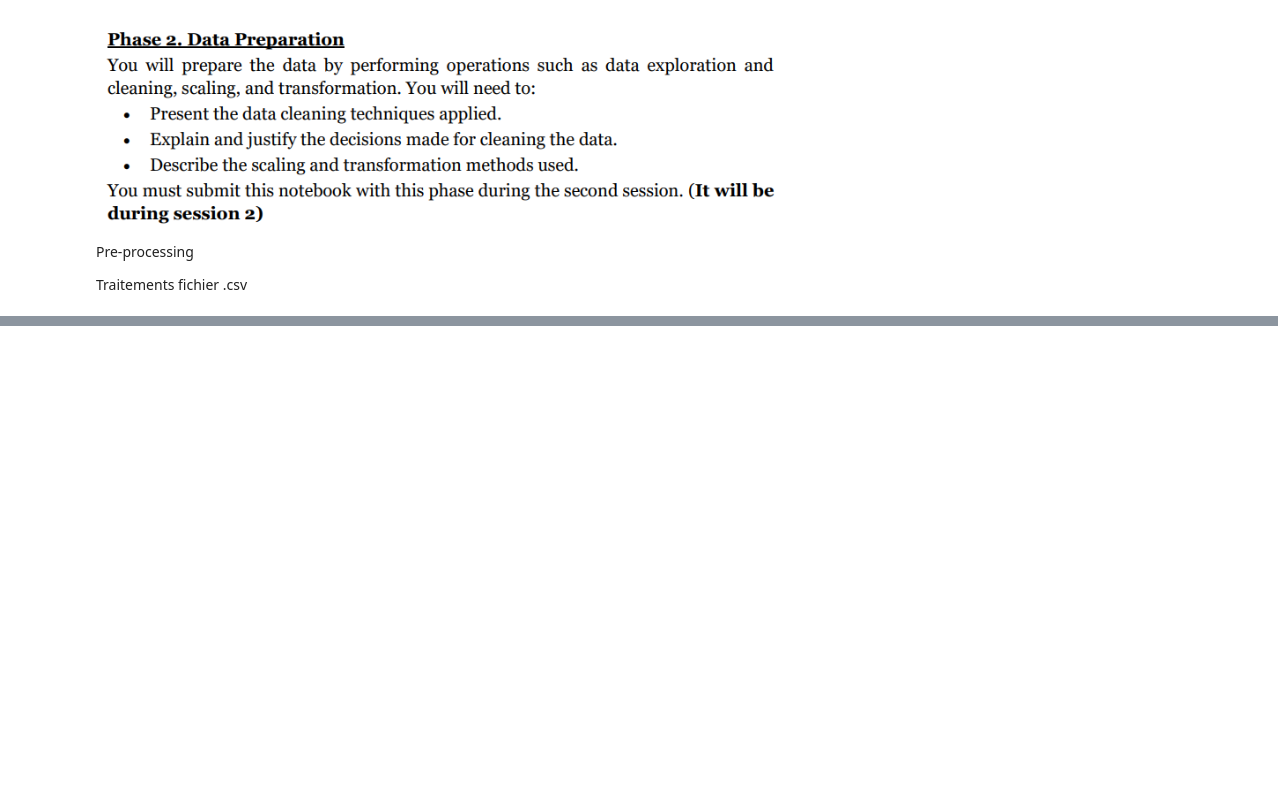
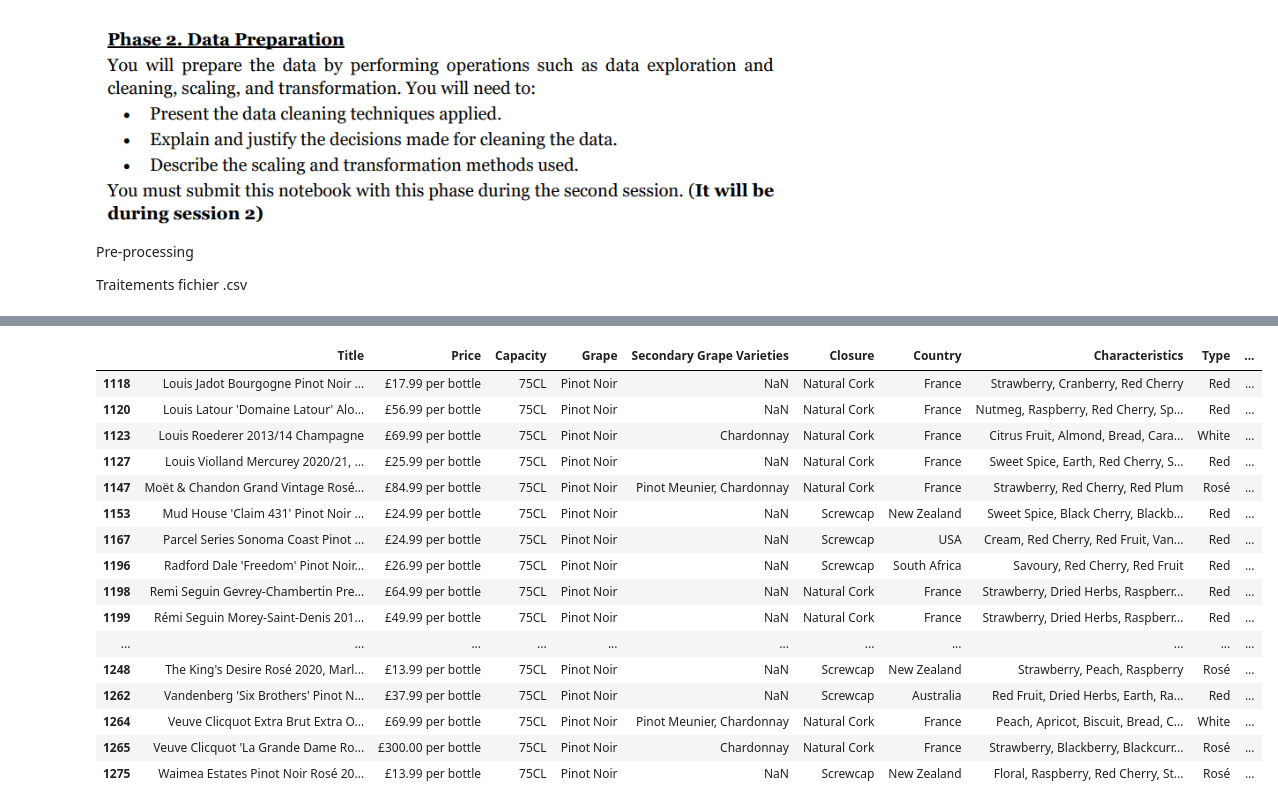
Before and after one commit to pierreLouisClv/Spochify, a Jupyter notebook: Spochify.ipynb, the cells around one changed output, grey strips where cells are left out. Saved outputs shown, nothing was run; the diff lists cells and outputs as text; code cells hidden in the pictures; blank space fills up the shorter version.

```diff
--- a/Spochify.ipynb
+++ b/Spochify.ipynb
@@ -91,0 +53,4 @@ dtype: int64
+# %%
+#remove non per bottle rows
+wine_df = wine_df[~wine_df['Price'].str.contains(r'per case|each', case=False, na=False, regex=True)].reset_index(drop=True)
+wine_df.head()
@@ -91,0 +76,8 @@ dtype: int64
+# %%
+wine_df['Price_clean'] = (
+    wine_df['Price']
+    .str.replace('£', '', regex=False)
+    .str.replace(' per bottle', '', regex=False)
+    .astype(float)
+)
+wine_df.head()
@@ -91,0 +105,5 @@ dtype: int64
+# %%
+wine_df['abv_value'] = wine_df['ABV'].str.extract(r'(\d+\.\d+)').astype(float)
+
+wine_df = wine_df.drop(columns=["Description", "Unit", "Per bottle / case / each", "Appellation"])
+wine_df.head()
@@ -92,2 +117,3 @@ dtype: int64
 # %%
-data.dropna(axis=0, subset=['name'], inplace=True)
+
+wine_df.dropna(axis=0, subset=['Country', 'Grape', 'Price_clean', 'abv_value'], inplace=True)
@@ -97,0 +239,20 @@ len(data)
+# %%
+wine_df[wine_df["Grape"] == 'Pinot Noir'].tail(20)
+# %% [output]
+|  | Title | Price | Capacity | Grape | Secondary Grape Varieties | Closure | Country | Characteristics | Type | ... |
+| 1118 | Louis Jadot Bourgogne Pinot Noir ... | £17.99 per bottle | 75CL | Pinot Noir | NaN | Natural Cork | France | Strawberry, Cranberry, Red Cherry | Red | ... |
+| 1120 | Louis Latour 'Domaine Latour' Alo... | £56.99 per bottle | 75CL | Pinot Noir | NaN | Natural Cork | France | Nutmeg, Raspberry, Red Cherry, Sp... | Red | ... |
+| 1123 | Louis Roederer 2013/14 Champagne | £69.99 per bottle | 75CL | Pinot Noir | Chardonnay | Natural Cork | France | Citrus Fruit, Almond, Bread, Cara... | White | ... |
+| 1127 | Louis Violland Mercurey 2020/21, ... | £25.99 per bottle | 75CL | Pinot Noir | NaN | Natural Cork | France | Sweet Spice, Earth, Red Cherry, S... | Red | ... |
+| 1147 | Moët & Chandon Grand Vintage Rosé... | £84.99 per bottle | 75CL | Pinot Noir | Pinot Meunier, Chardonnay | Natural Cork | France | Strawberry, Red Cherry, Red Plum | Rosé | ... |
+| 1153 | Mud House 'Claim 431' Pinot Noir ... | £24.99 per bottle | 75CL | Pinot Noir | NaN | Screwcap | New Zealand | Sweet Spice, Black Cherry, Blackb... | Red | ... |
+| 1167 | Parcel Series Sonoma Coast Pinot ... | £24.99 per bottle | 75CL | Pinot Noir | NaN | Screwcap | USA | Cream, Red Cherry, Red Fruit, Van... | Red | ... |
+| 1196 | Radford Dale 'Freedom' Pinot Noir... | £26.99 per bottle | 75CL | Pinot Noir | NaN | Screwcap | South Africa | Savoury, Red Cherry, Red Fruit | Red | ... |
+| 1198 | Remi Seguin Gevrey-Chambertin Pre... | £64.99 per bottle | 75CL | Pinot Noir | NaN | Natural Cork | France | Strawberry, Dried Herbs, Raspberr... | Red | ... |
+| 1199 | Rémi Seguin Morey-Saint-Denis 201... | £49.99 per bottle | 75CL | Pinot Noir | NaN | Natural Cork | France | Strawberry, Dried Herbs, Raspberr... | Red | ... |
+| ... | ... | ... | ... | ... | ... | ... | ... | ... | ... | ... |
+| 1248 | The King's Desire Rosé 2020, Marl... | £13.99 per bottle | 75CL | Pinot Noir | NaN | Screwcap | New Zealand | Strawberry, Peach, Raspberry | Rosé | ... |
+| 1262 | Vandenberg 'Six Brothers' Pinot N... | £37.99 per bottle | 75CL | Pinot Noir | NaN | Screwcap | Australia | Red Fruit, Dried Herbs, Earth, Ra... | Red | ... |
+| 1264 | Veuve Clicquot Extra Brut Extra O... | £69.99 per bottle | 75CL | Pinot Noir | Pinot Meunier, Chardonnay | Natural Cork | France | Peach, Apricot, Biscuit, Bread, C... | White | ... |
+| 1265 | Veuve Clicquot 'La Grande Dame Ro... | £300.00 per bottle | 75CL | Pinot Noir | Chardonnay | Natural Cork | France | Strawberry, Blackberry, Blackcurr... | Rosé | ... |
+| 1275 | Waimea Estates Pinot Noir Rosé 20... | £13.99 per bottle | 75CL | Pinot Noir | NaN | Screwcap | New Zealand | Floral, Raspberry, Red Cherry, St... | Rosé | ... |
```
Also changed, not shown: parts of 24 cells of this notebook.
